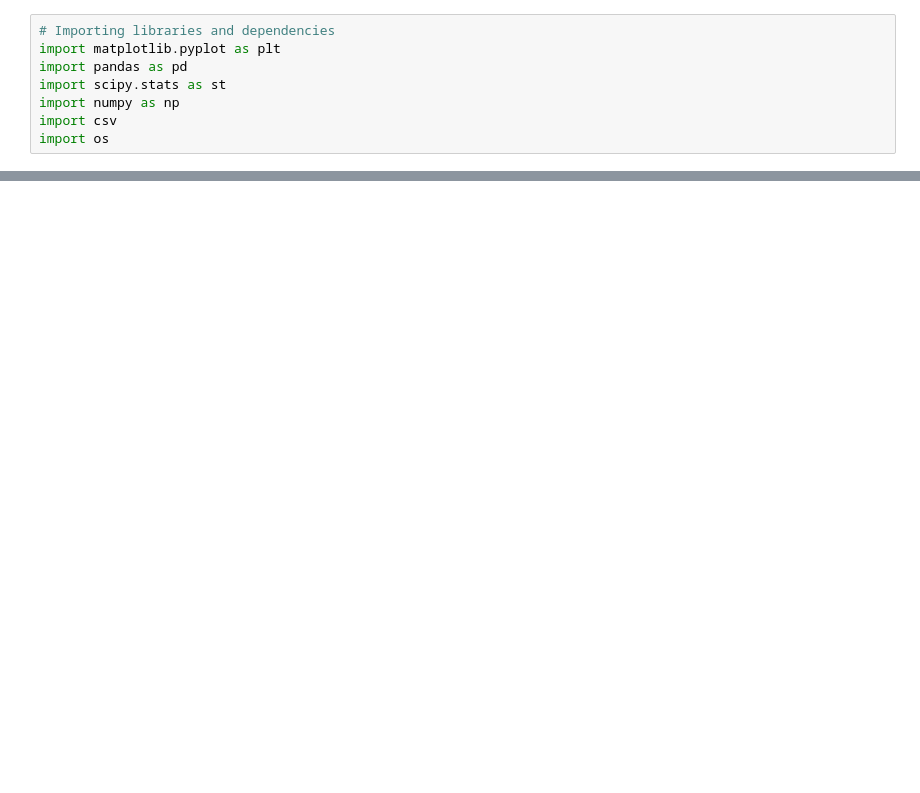
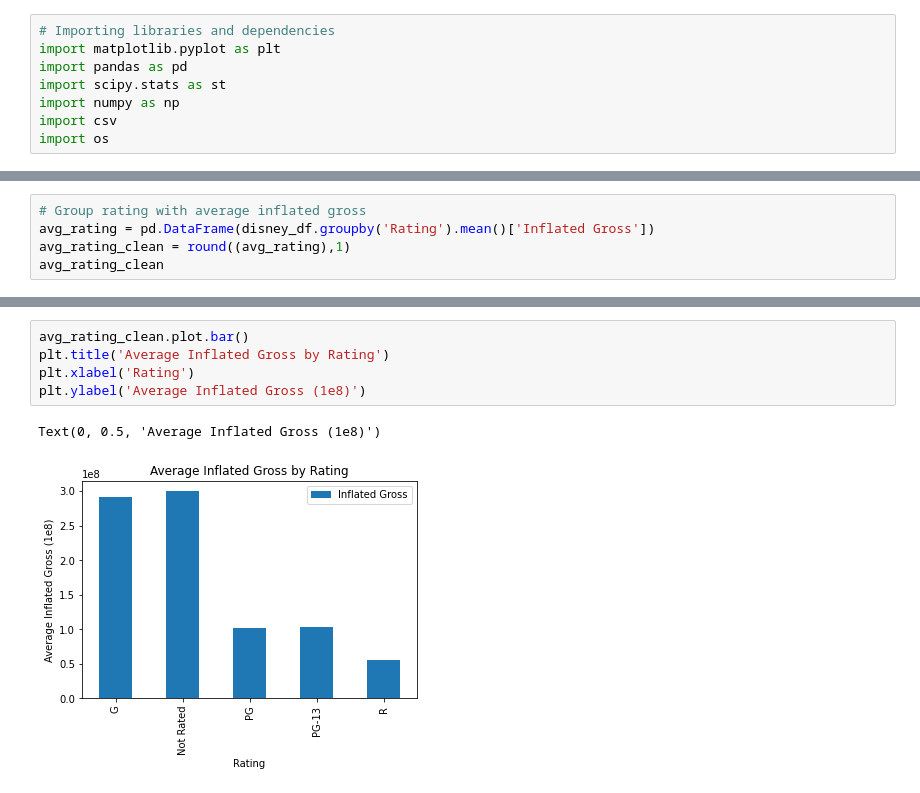
Before and after one commit to Gujaratigirl/butler-groupB-project1, a Jupyter notebook: Disney.ipynb, the cells around one changed output, grey strips where cells are left out. Cells and saved outputs as stored; diff of their text form; blank space fills up the shorter version.

```diff
--- a/Disney.ipynb
+++ b/Disney.ipynb
@@ -33,0 +107,5 @@ disney_df.head(30)
+# %%
+# Group rating with average inflated gross
+avg_rating = pd.DataFrame(disney_df.groupby('Rating').mean()['Inflated Gross'])
+avg_rating_clean = round((avg_rating),1)
+avg_rating_clean
@@ -33,0 +120,8 @@ disney_df.head(30)
+# %%
+avg_rating_clean.plot.bar()
+plt.title('Average Inflated Gross by Rating')
+plt.xlabel('Rating')
+plt.ylabel('Average Inflated Gross (1e8)')
+# %% [output]
+Text(0, 0.5, 'Average Inflated Gross (1e8)')
+[figure, added]
```
Also changed, not shown: parts of 8 cells of this notebook.
